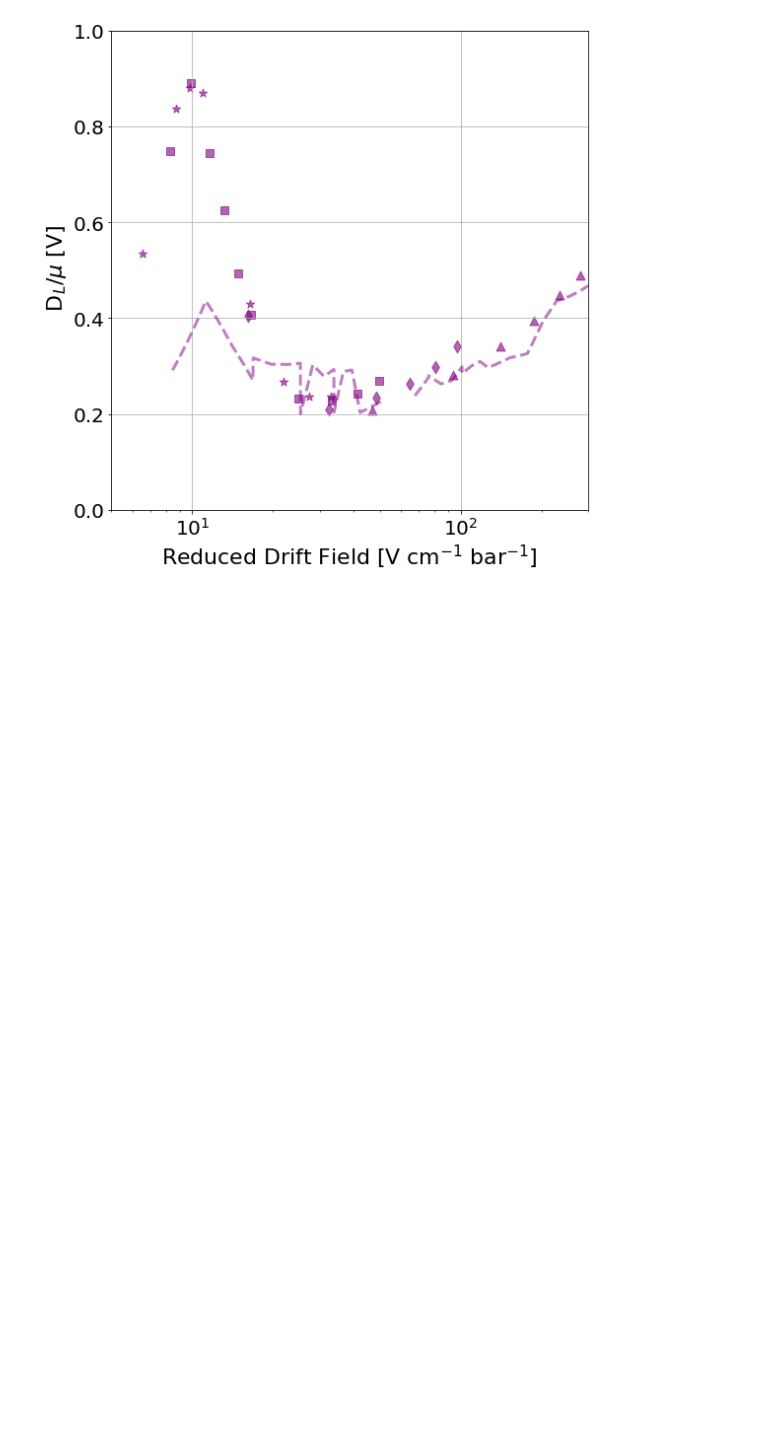
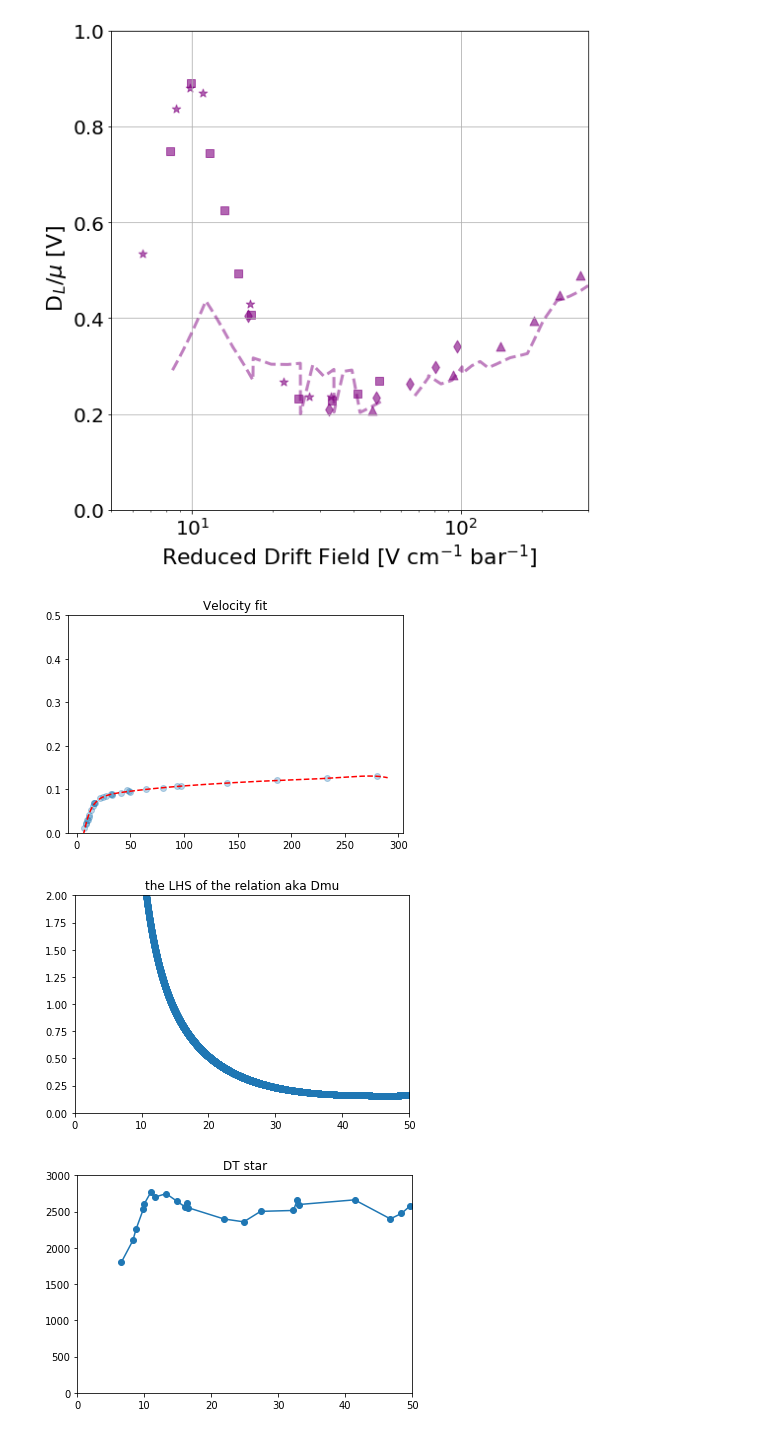
Before and after one commit to AustinMcDonald/GasMixXeHeAr, a Jupyter notebook: XenonHelium-Analysis.ipynb, the cells around one changed output. Cells and saved outputs as stored; diff of their text form; code cells hidden in the pictures; blank space fills up the shorter version.

```diff
--- a/XenonHelium-Analysis.ipynb
+++ b/XenonHelium-Analysis.ipynb
@@ -691,0 +611,52 @@ plt.show()
+# %%
+##################################################
+#velocity fit
+plt.title("Velocity fit")
+plt.scatter(R,V,alpha=0.3)
+xt = np.linspace(6,290,100000)
+cof = np.polyfit(R,R**2*V,9)
+fit = np.poly1d(cof)
+velx = xt
+vely = fit(xt)/xt**2
+
+plt.plot(velx,vely,'--r')
+#plt.xlim(0,50)
+plt.ylim(0,0.5)
+plt.show()
+##################################################
+#finding the D mu
+#Dmu = (velx/(vely))*np.gradient(vely,velx)
+plt.title("the LHS of the relation aka Dmu")
+Dmu = (velx/(vely))[1:]*(vely[1:]-vely[:-1])/(velx[1]-velx[0])
+plt.scatter(velx[1:],Dmu,alpha=0.3)
+plt.ylim(0,2)
+plt.xlim(0,50)
+
+plt.show()
+##################################################
+## finding the velx index that matches R
+DEX = []
+for q in range(0,len(R)):
+    hold = find_nearest(velx,R[q])
+    ll = np.where(velx==hold)[0][0]
+    DEX.append(ll)
+DEX = np.array(DEX)
+DEX
+
+##################################################
+##
+DL = Dslash/P#(sigma_squared*V**3*1e6)/(2*d)
+DT = DL/Dmu[DEX]
+DDD = np.sqrt(2*(DT)/(vely[DEX]))*10
+DTstar = np.sqrt(2*(DT)/(vely[DEX]))*10*np.sqrt(P)
+plt.title("DT star")
+
+plt.plot(R,DTstar)
+plt.scatter(R,DTstar)
+plt.ylim(0,3000)
+plt.xlim(0,50)
+plt.show()
+# %% [output]
+[figure, added]
+[figure, added]
+[figure, added]
```
Also changed, not shown: parts of 15 cells of this notebook, 5 other files.
